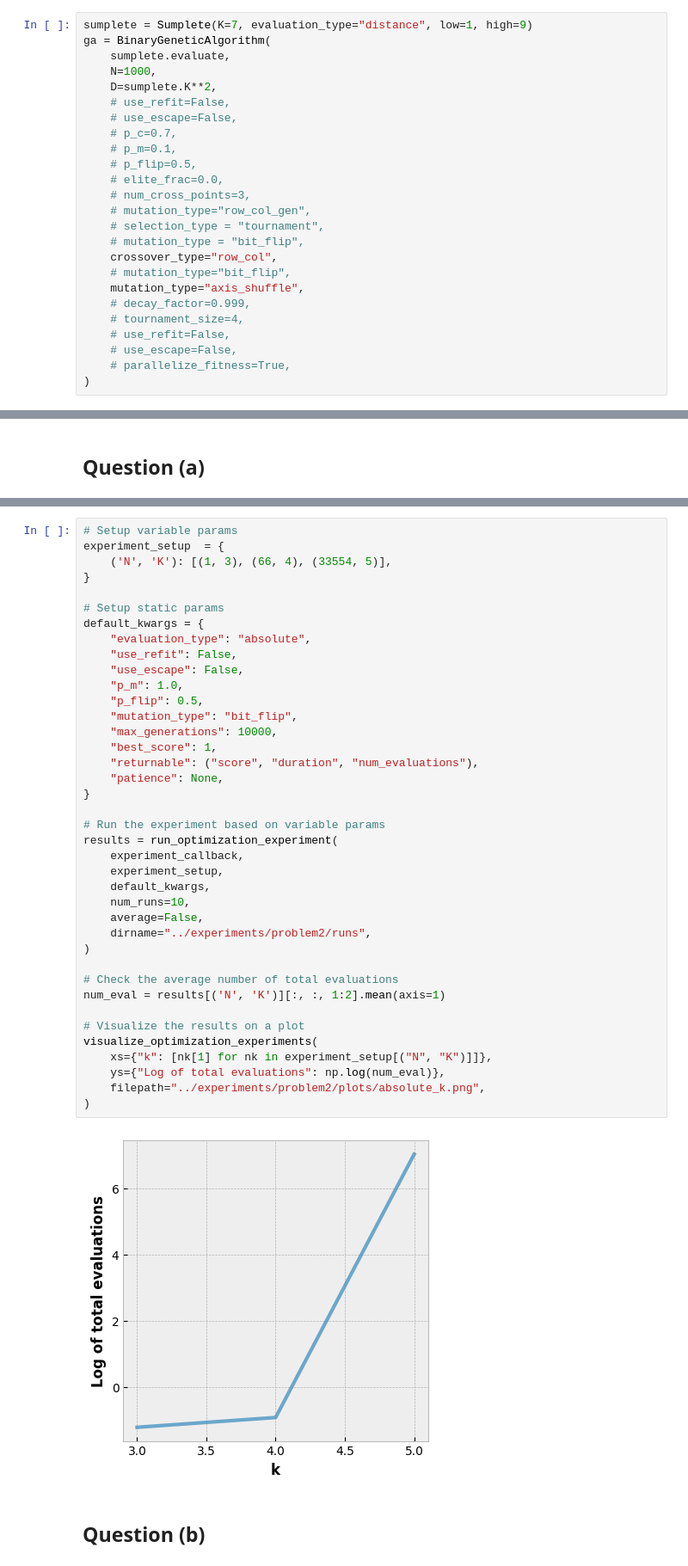
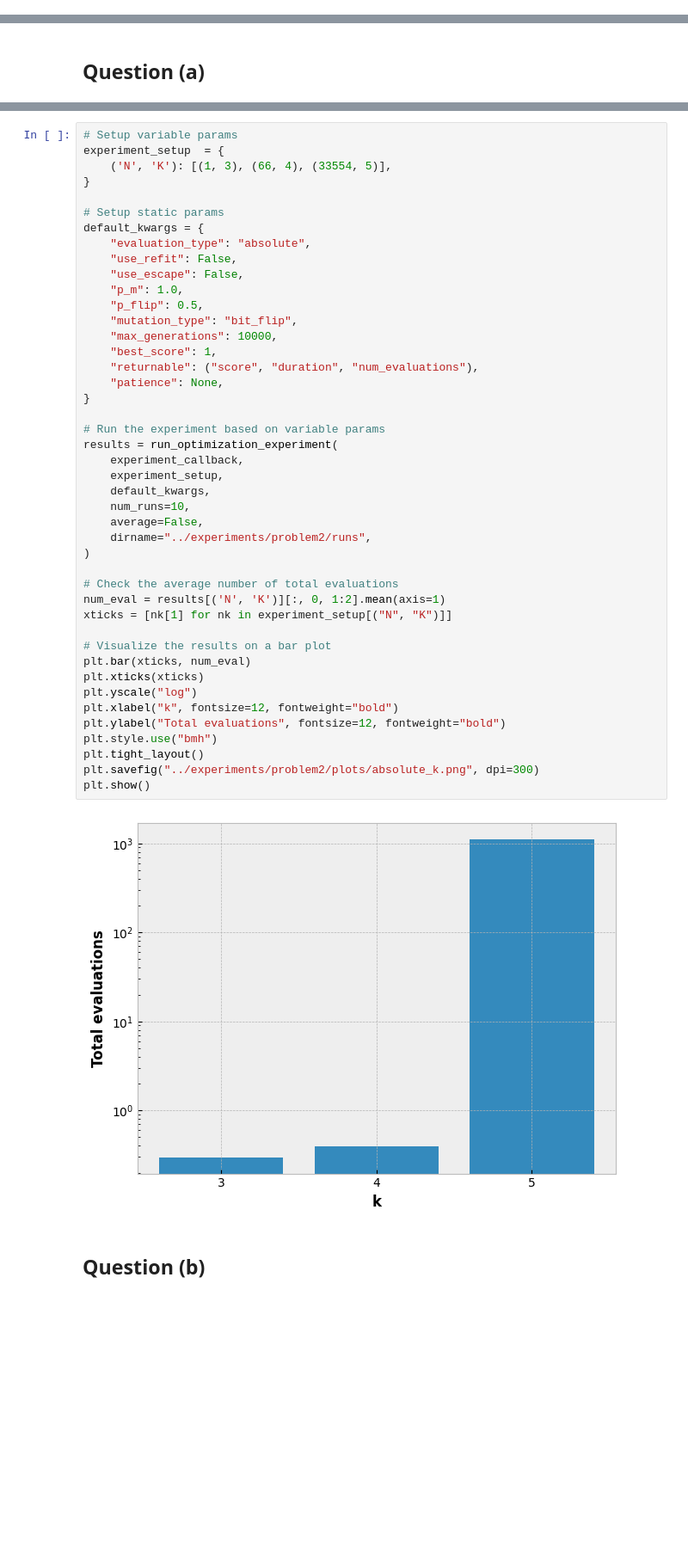
Before and after one commit to mantasu/nat2324, a Jupyter notebook: notebooks/problem2.ipynb, the cells around one changed output, grey strips where cells are left out. Shown at 86% size. Drawn from its saved outputs; the diff is of its cells as text; blank space fills up the shorter version.

```diff
--- a/notebooks/problem2.ipynb
+++ b/notebooks/problem2.ipynb
@@ -15,28 +15,3 @@ from nat2324.utils import run_optimization_experiment, visualize_optimization_ex
 
 %load_ext autoreload
 %autoreload 2
-# %%
-sumplete = Sumplete(K=7, evaluation_type="distance", low=1, high=9)
-ga = BinaryGeneticAlgorithm(
-    sumplete.evaluate,
-    N=1000,
-    D=sumplete.K**2,
-    # use_refit=False,
-    # use_escape=False,
-    # p_c=0.7,
-    # p_m=0.1,
-    # p_flip=0.5,
-    # elite_frac=0.0,
-    # num_cross_points=3,
-    # mutation_type="row_col_gen",
-    # selection_type = "tournament",
-    # mutation_type = "bit_flip",
-    crossover_type="row_col",
-    # mutation_type="bit_flip",
-    mutation_type="axis_shuffle",
-    # decay_factor=0.999,
-    # tournament_size=4,
-    # use_refit=False,
-    # use_escape=False,
-    # parallelize_fitness=True,
-)
@@ -172,41 +126,46 @@ experiment_setup  = {
     ('N', 'K'): [(1, 3), (66, 4), (33554, 5)],
 }
 
 # Setup static params
 default_kwargs = {
     "evaluation_type": "absolute",
     "use_refit": False,
     "use_escape": False,
     "p_m": 1.0,
     "p_flip": 0.5,
     "mutation_type": "bit_flip",
     "max_generations": 10000,
     "best_score": 1,
     "returnable": ("score", "duration", "num_evaluations"),
     "patience": None,
 }
 
 # Run the experiment based on variable params
 results = run_optimization_experiment(
     experiment_callback,
     experiment_setup,
     default_kwargs,
     num_runs=10,
     average=False,
     dirname="../experiments/problem2/runs",
 )
 
 # Check the average number of total evaluations
-num_eval = results[('N', 'K')][:, :, 1:2].mean(axis=1)
+num_eval = results[('N', 'K')][:, 0, 1:2].mean(axis=1)
+xticks = [nk[1] for nk in experiment_setup[("N", "K")]]
 
-# Visualize the results on a plot
-visualize_optimization_experiments(
-    xs={"k": [nk[1] for nk in experiment_setup[("N", "K")]]},
-    ys={"Log of total evaluations": np.log(num_eval)},
-    filepath="../experiments/problem2/plots/absolute_k.png",
-)
+# Visualize the results on a bar plot
+plt.bar(xticks, num_eval)
+plt.xticks(xticks)
+plt.yscale("log")
+plt.xlabel("k", fontsize=12, fontweight="bold")
+plt.ylabel("Total evaluations", fontsize=12, fontweight="bold")
+plt.style.use("bmh")
+plt.tight_layout()
+plt.savefig("../experiments/problem2/plots/absolute_k.png", dpi=300)
+plt.show()
 # %% [output]
-[figure, old version]
+[figure, new version]
 # %% [markdown]
 ## Question (b)
 # %%
```
Also changed, not shown: parts of 13 cells of this notebook, 19 other files.
